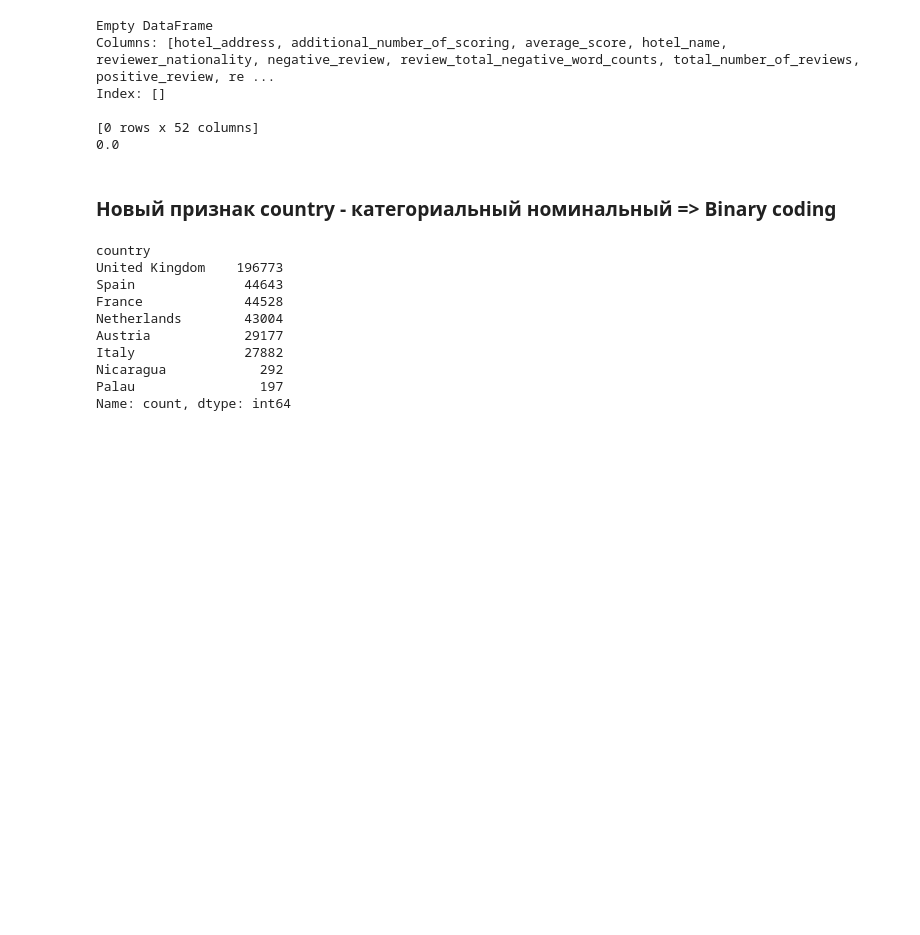
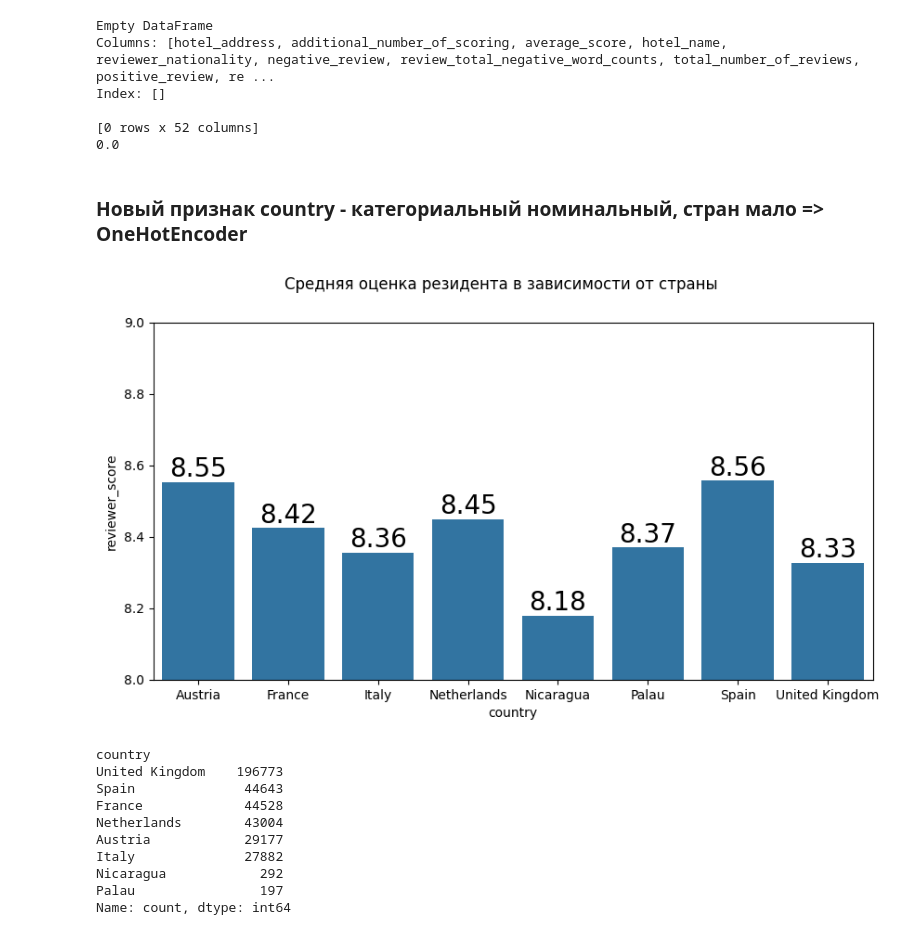
Before and after one commit to dnt1971/PROJECT-3.-EDA-Feature-Engineering.-Kaggle, a Jupyter notebook: EDA_Project_3_model.ipynb, the cells around one changed output. Cells and saved outputs as stored; diff of their text form; code cells hidden in the pictures; blank space fills up the shorter version.

```diff
--- a/EDA_Project_3_model.ipynb
+++ b/EDA_Project_3_model.ipynb
@@ -437,7 +523,7 @@ Index: []
 [0 rows x 52 columns]
 0.0
 # %% [markdown]
-### Новый признак country - категориальный номинальный => Binary coding
+### Новый признак country - категориальный номинальный, стран мало => OneHotEncoder
 # %%
 cols = ['country']
 
@@ -446,5 +532,23 @@ bin_encoder = ce.BinaryEncoder(cols=cols) # указываем столбец д
 type_bin = bin_encoder.fit_transform(hotels[cols])
 hotels = pd.concat([hotels, type_bin], axis=1)
+# %%
+# Посмотрим в целом
+pivot_season = hotels[['country','reviewer_score']].groupby('country').mean()
+arr_labels = sorted( hotels['country'].unique() )
+fig, ax = plt.subplots(figsize=(10, 5))
+plt.suptitle('Средняя оценка резидента в зависимости от страны')
+season = sns.barplot(
+    x=pivot_season.index,
+    y=pivot_season[ 'reviewer_score' ]
+)
+ax.set_xticklabels(arr_labels)
+
+for p in season.patches:
+    season.annotate('{:.2f}'.format(p.get_height()), (p.get_x()+0.4, p.get_height()), ha='center', va='bottom', fontsize=20)
+
+plt.ylim(8, 9);
+# %% [output]
+[figure, added]
 # %%
 # Проверим
 hotels["country"].value_counts()
```
Also changed, not shown: parts of 28 cells of this notebook, 1 other file.
